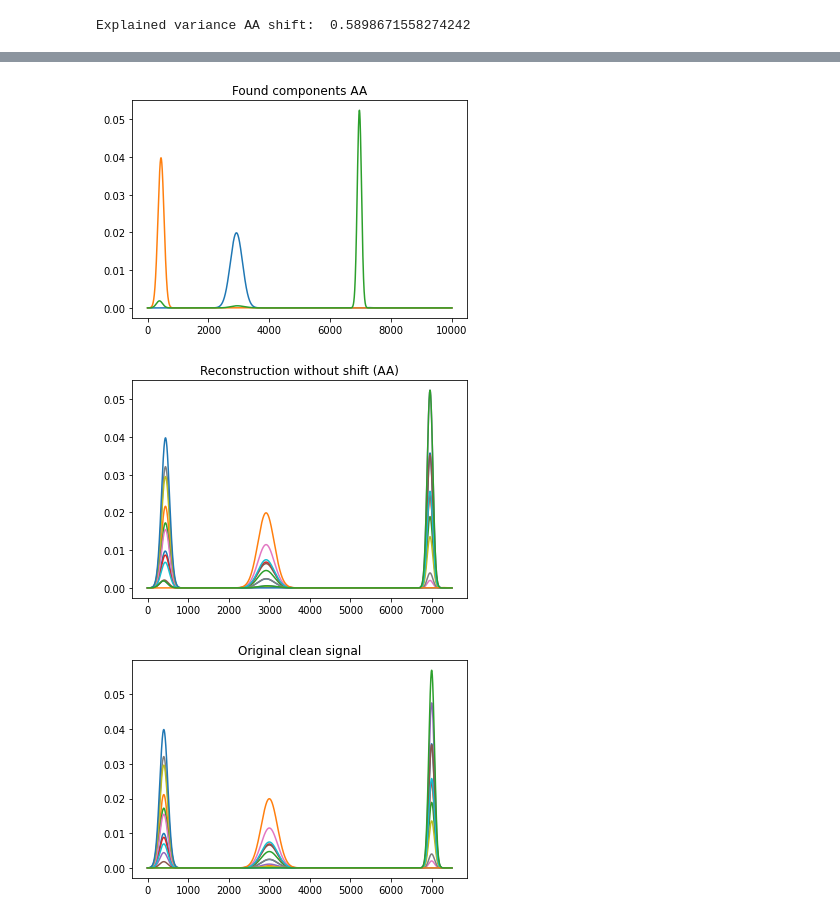
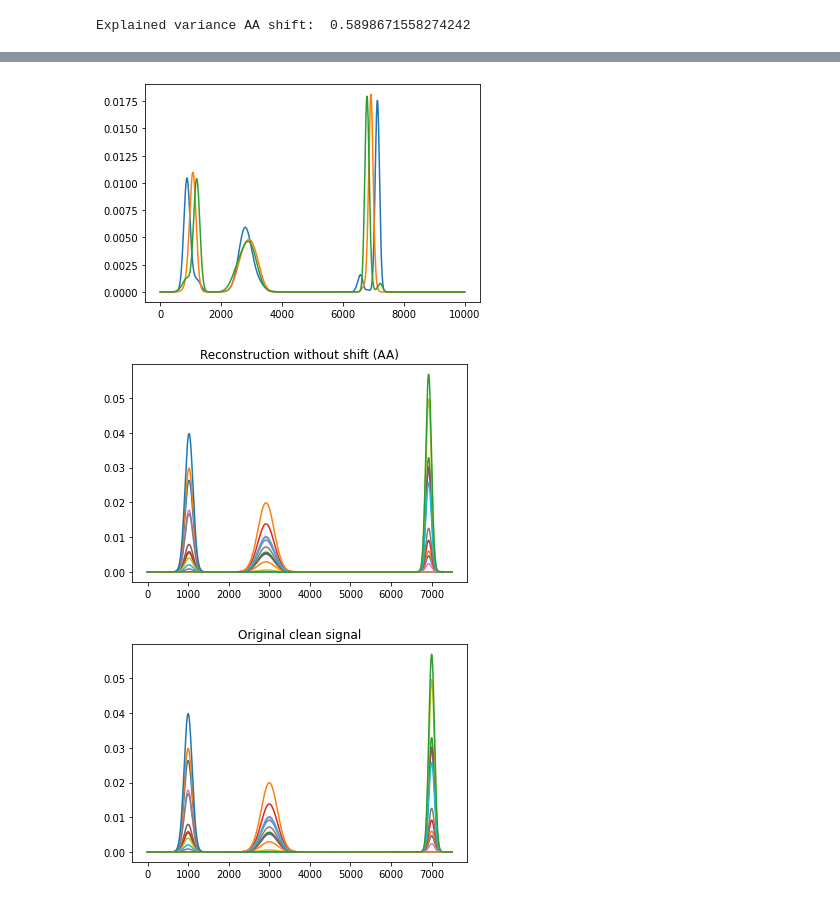
Before and after one commit to AlexanderVoldby/02466Fagprojekt2023, a Jupyter notebook: test_with_shift.ipynb, the cells around one changed output, grey strips where cells are left out. Drawn from its saved outputs; the diff is of its cells as text; code cells hidden in the pictures.

```diff
--- a/test_with_shift.ipynb
+++ b/test_with_shift.ipynb
@@ -43,7 +43,8 @@ def shift_dataset(W, H, tau):
     # Broadcast Wf and H together
     Vf = np.einsum('NdM,dM->NM', Wf, Hft)
     V = np.fft.ifft(Vf)
-    return np.real(V)
+    return V
+
 
 # Random mixings:
 W = np.random.dirichlet(np.ones(d), N)
@@ -56,7 +57,7 @@ N = N+3
 tau = np.random.randint(-shift, shift, size=(N, d))
 #tau = np.random.randint(0, 1000, size=(N, d))
 # Purely positive underlying signals. I define them as 3 gaussian peaks with random mean and std.
-mean = [40, 300, 700]
+mean = [100, 300, 700]
 std = [10, 20, 7]
 t = np.arange(0, 1000, 0.1)
 H = np.array([gauss(m, s, t) for m, s in list(zip(mean, std))])
@@ -308,7 +297,15 @@ print("Explained variance AA shift: ", expl_var(recon_shift, X_clean))
 [figure]
 Explained variance AA shift:  0.5898671558274242
 # %%
-AA = torchShiftAADisc(X, 3, lr=0.3, patience=5, alpha=1e-5, factor=0.999)
+AA = torchShiftAADisc(X_clean, 3, lr=0.3, patience=5, alpha=1e-5, factor=0.999, fs_init=True)
+# AA.C_tilde = C_init
+# AA.C_tilde = torch.nn.Parameter(AA.C_tilde, requires_grad=True)
 
-C, S, _ = AA.fit(verbose=True, max_iter=1000)
+# AA.S_tilde = S_init
+# AA.S_tilde = torch.nn.Parameter(AA.S_tilde, requires_grad=True)
+
+
+# AA.tau_tilde = torch.nn.Parameter(torch.tensor(tau, dtype=torch.float32), requires_grad=True)
+
+C, S, tau_AA_shift = AA.fit(verbose=True, max_iter=500)
 # %% [output]
@@ -332,19 +313,25 @@ epoch: 1000, Loss: 0.9966422399045343
 # %%
 
 recon = AA.recon.detach().resolve_conj().numpy()
 A = torch.fft.ifft(AA.A_F).detach().numpy()
+
+A_mm = np.matmul(AA.C().detach().numpy(), X)
 
 CX = A
 SCX = recon
 
 recon_no_shift = np.matmul(S,A)
 
-for signal in CX:
-    plt.plot(signal)
-plt.title("Found components AA")
+# for signal in A:
+plt.plot(A.T)
+# plt.title("Found components AA")
+# plt.show()
+
+# plt.plot(X_clean[-3:].T)
+# plt.title("Original Components")
 plt.show()
 # %% [output]
-[figure, old version]
+[figure, new version]
 # %%
 lim = 7500
 
@@ -357,8 +344,8 @@ plt.plot(X_clean.T[:lim])
 plt.title("Original clean signal")
 plt.show()
 # %% [output]
-[figure, old version]
+[figure, new version]
-[figure, old version]
+[figure, new version]
 # %%
 plt.plot(recon.T[:lim])
 plt.title("Reconstruction with shift (AA)")
```
Also changed, not shown: parts of 18 cells of this notebook, 1 other file.
